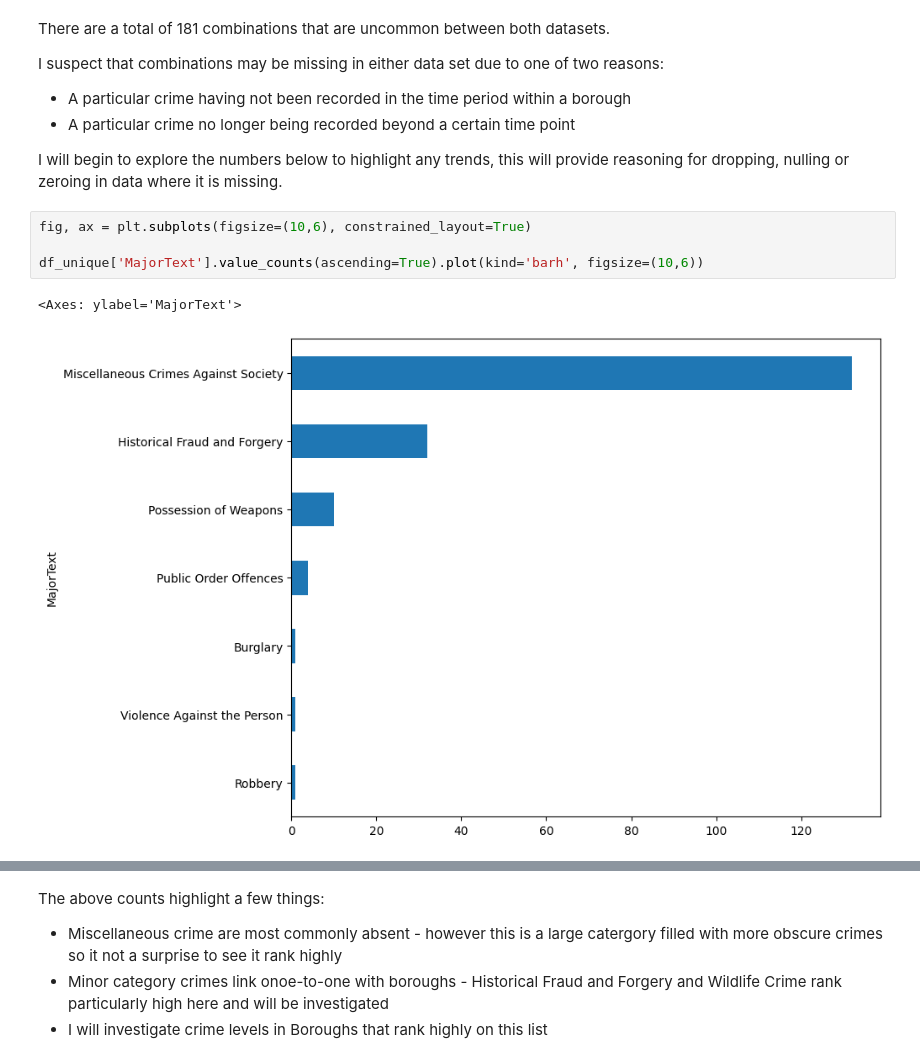
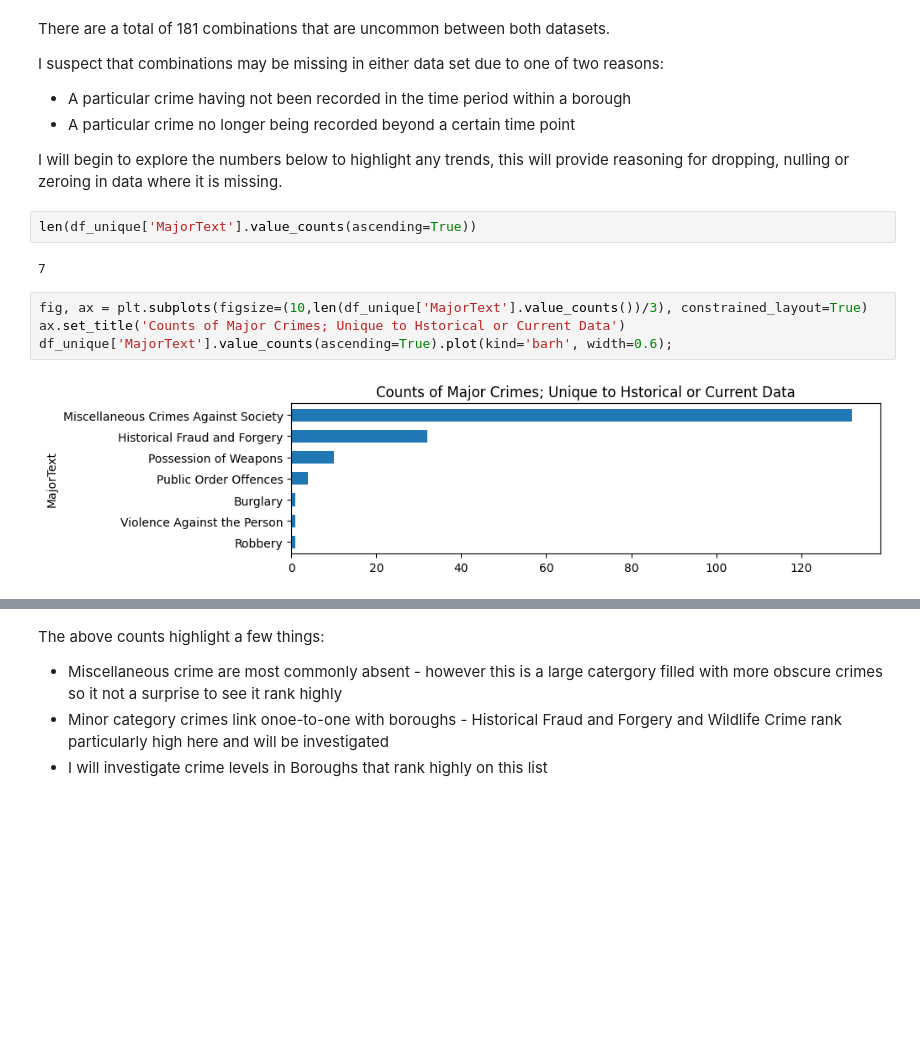
Before and after one commit to JamieW365/londoncrime, a Jupyter notebook: notebooks/exploratory/jw_1.ipynb, the cells around one changed output, grey strips where cells are left out. Saved outputs shown, nothing was run; the diff lists cells and outputs as text; blank space fills up the shorter version.

Commit message:
deeper exploration of trends & plot improvements

```diff
--- a/notebooks/exploratory/jw_1.ipynb
+++ b/notebooks/exploratory/jw_1.ipynb
@@ -202,11 +202,14 @@ I suspect that combinations may be missing in either data set due to one of two
 * A particular crime no longer being recorded beyond a certain time point
 
 I will begin to explore the numbers below to highlight any trends, this will provide reasoning for dropping, nulling or zeroing in data where it is missing.
+# %%
+len(df_unique['MajorText'].value_counts(ascending=True))
+# %% [output]
+7
 # %%
-fig, ax = plt.subplots(figsize=(10,6), constrained_layout=True)
-
-df_unique['MajorText'].value_counts(ascending=True).plot(kind='barh', figsize=(10,6))
+fig, ax = plt.subplots(figsize=(10,len(df_unique['MajorText'].value_counts())/3), constrained_layout=True)
+ax.set_title('Counts of Major Crimes; Unique to Hstorical or Current Data')
+df_unique['MajorText'].value_counts(ascending=True).plot(kind='barh', width=0.6);
 # %% [output]
-<Axes: ylabel='MajorText'>
-[figure, old version]
+[figure, new version]
 # %%
```
Also changed, not shown: parts of 11 cells of this notebook.
